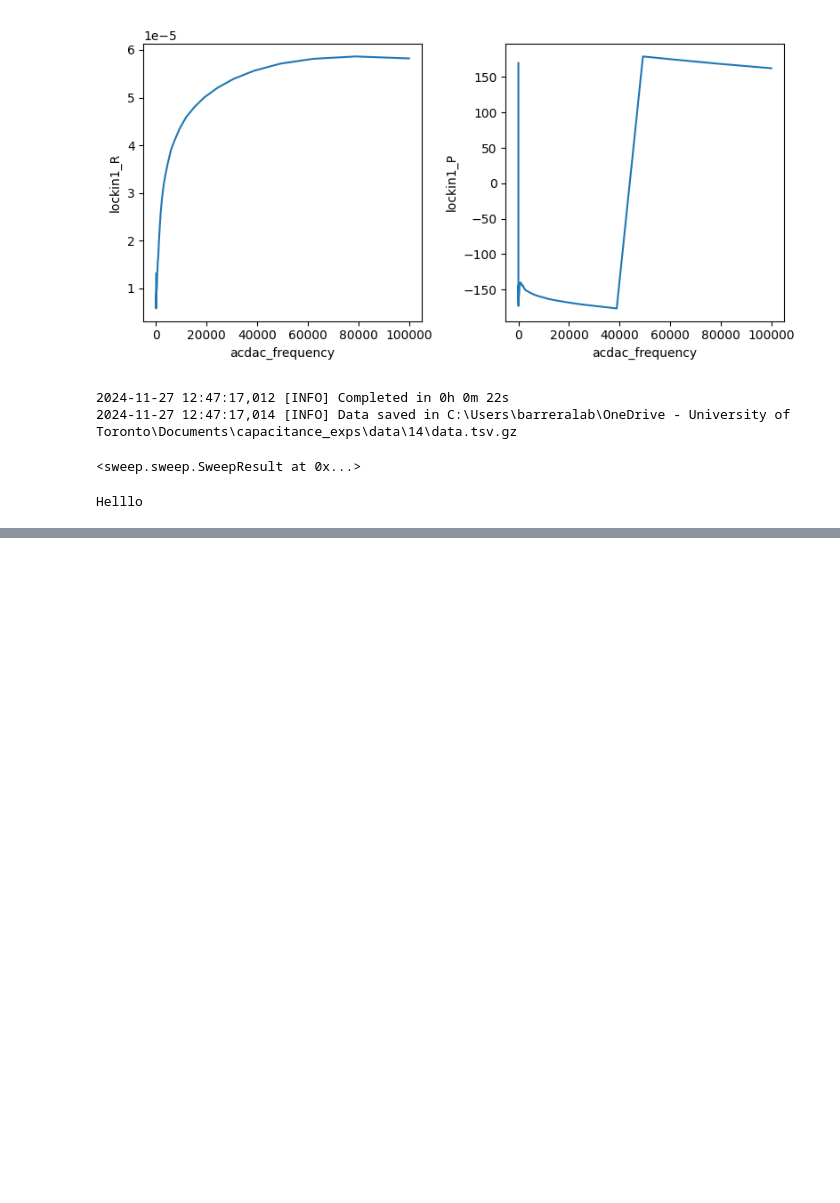
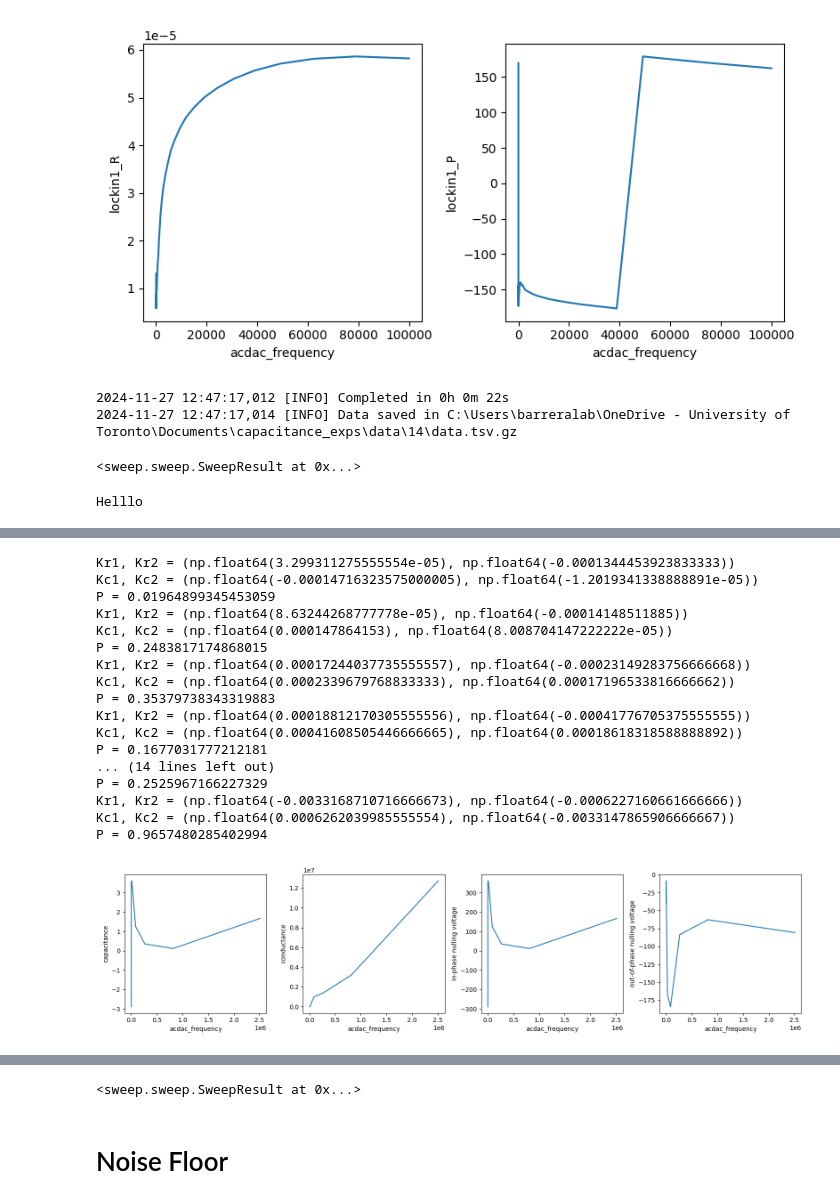
Before and after one commit to barreralab/capacitance_exps, a Jupyter notebook: notebooks/acquisition/ppms_trial_11_25_26.ipynb, the cells around one changed output, grey strips where cells are left out. Drawn from its saved outputs; the diff is of its cells as text; code cells hidden in the pictures; blank space fills up the shorter version.

```diff
--- a/notebooks/acquisition/ppms_trial_11_25_26.ipynb
+++ b/notebooks/acquisition/ppms_trial_11_25_26.ipynb
@@ -505,0 +665,15 @@ Helllo
+# %%
+# TODO: add mc
+ip = acdac.frequency
+dps = [cap, cond, vx, vy]
+
+sw = sweep.Station(basedir=datapath)
+for param in dps:
+    sw.fp(param)
+
+sw.register_run_before(rebalance, [INITIAL, DELTA, True])
+# %%
+for dp in dps:
+    sw.plot(acdac.frequency, dp)
+
+sw.add_comment("Bode Sweep: Frequency 0-2.51MHz")
@@ -505,0 +684,3 @@ Helllo
+# %%
+sw.sweep(acdac.frequency, setpoints=freqs, delay=1)
+# %% [output]
@@ -505,0 +689,18 @@ Helllo
+Kr1, Kr2 = (np.float64(3.299311275555554e-05), np.float64(-0.0001344453923833333))
+Kc1, Kc2 = (np.float64(-0.00014716323575000005), np.float64(-1.2019341338888891e-05))
+P = 0.01964899345453059
+Kr1, Kr2 = (np.float64(8.63244268777778e-05), np.float64(-0.00014148511885))
+Kc1, Kc2 = (np.float64(0.000147864153), np.float64(8.008704147222222e-05))
+P = 0.2483817174868015
+Kr1, Kr2 = (np.float64(0.00017244037735555557), np.float64(-0.00023149283756666668))
+Kc1, Kc2 = (np.float64(0.0002339679768833333), np.float64(0.00017196533816666662))
+P = 0.35379738343319883
+Kr1, Kr2 = (np.float64(0.00018812170305555556), np.float64(-0.00041776705375555555))
+Kc1, Kc2 = (np.float64(0.00041608505446666665), np.float64(0.00018618318588888892))
+P = 0.1677031777212181
+... (14 lines left out)
+P = 0.2525967166227329
+Kr1, Kr2 = (np.float64(-0.0033168710716666673), np.float64(-0.0006227160661666666))
+Kc1, Kc2 = (np.float64(0.0006262039985555554), np.float64(-0.0033147865906666667))
+P = 0.9657480285402994
+[figure, added]
@@ -505,0 +709,3 @@ Helllo
+<sweep.sweep.SweepResult at 0x...>
+# %% [markdown]
+# Noise Floor
```
Also changed, not shown: parts of 41 cells of this notebook, 29 other files.
